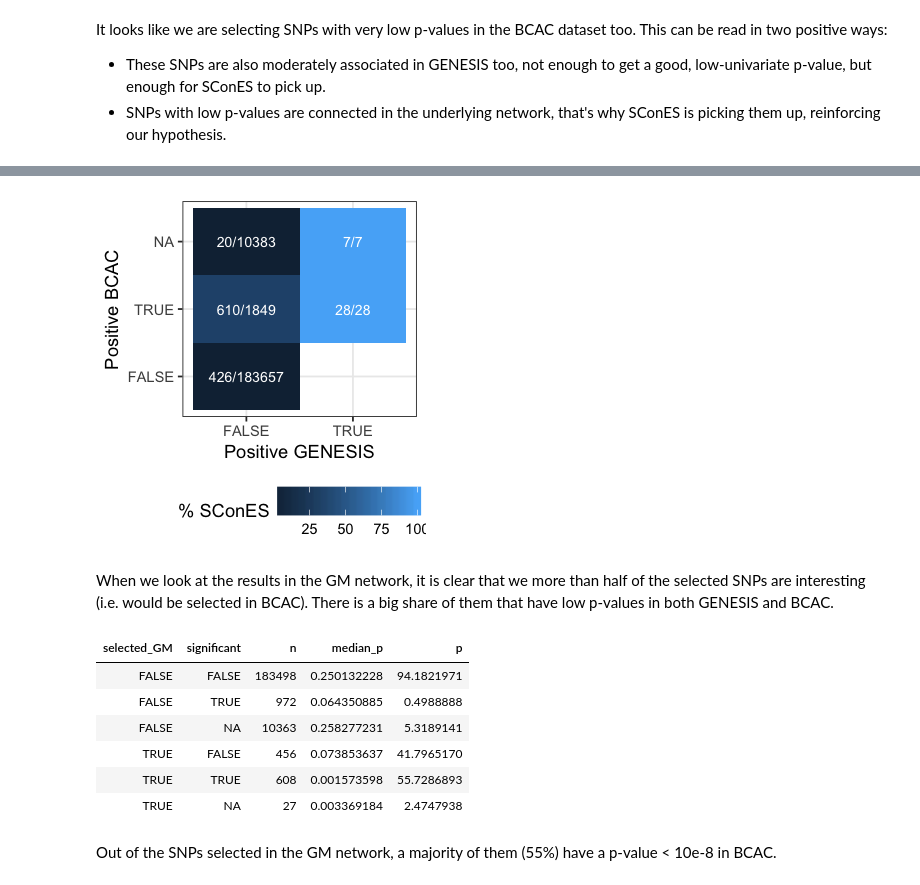
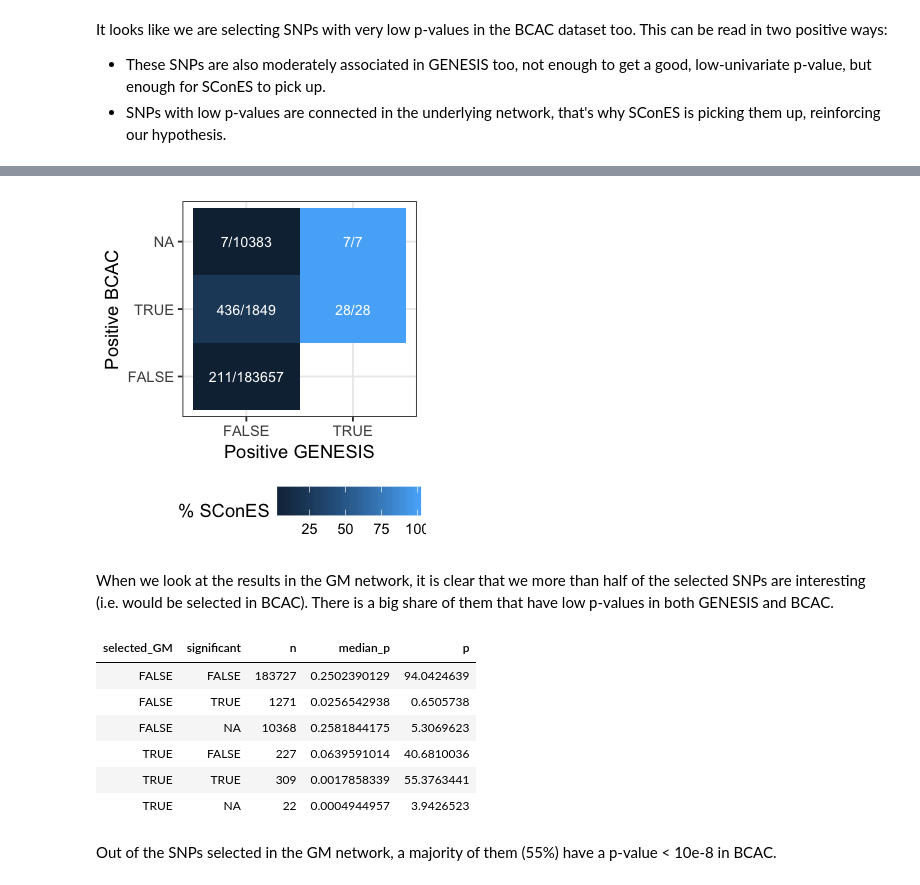
Before and after one commit to hclimente/genewa, a Jupyter notebook: results/genesis/bcac_comparison.ipynb, the cells around one changed output, grey strips where cells are left out. Cells and saved outputs as stored; diff of their text form; code cells hidden in the pictures.

```diff
--- a/results/genesis/bcac_comparison.ipynb
+++ b/results/genesis/bcac_comparison.ipynb
@@ -20,10 +20,10 @@ The following object is masked from ‘package:ggplot2’:
     ggsave
 # %%
 cols <- "ciiiccdli"
-gs <- read_tsv("cones.evo.chi2.consistency.additive.gs.tsv", col_types = cols)
-gm <- read_tsv("cones.evo.chi2.consistency.additive.gm.tsv", col_types = cols)
-gi <- read_tsv("cones.evo.chi2.consistency.additive.gi.tsv", col_types = cols)
-gi2 <- read_tsv("cones.evo.chi2.consistency.additive.gi2.8484771.tsv", col_types = cols)
+gs <- read_tsv("cones.evo.chi2.consistency.additive.gs.6082272.tsv", col_types = cols)
+gm <- read_tsv("cones.evo.chi2.consistency.additive.gm.6082272.tsv", col_types = cols)
+gi <- read_tsv("cones.evo.chi2.consistency.additive.gi.6082272.tsv", col_types = cols)
+gi2 <- read_tsv("cones.evo.chi2.consistency.additive.gi2.6082272.tsv", col_types = cols)
 
 C <- blur:::join_experiments(GI2 = gi2, GS = gs, GM = gm, GI = gi) %>%
     right_join(gi2, by = c("snp", "chr", "cm", "pos", "allele.1", "allele.2")) %>%
@@ -125,18 +125,18 @@ Warning message:
 # %%
 options(repr.plot.width = 2.75, repr.plot.height = 3)
 bcac %>%
-    mutate(selected = ifelse(is.na(selected_GM), FALSE, selected_GM)) %>%
+    mutate(selected = ifelse(is.na(selected_GS), FALSE, selected_GS)) %>%
     group_by(positive_bcac, positive_genesis) %>%
     summarize(label = paste(sum(selected), n(), sep = '/'),
               p = 100 * sum(selected)/n()) %>%
     ggplot(aes(positive_genesis, positive_bcac)) +
         geom_tile(aes(fill = p)) +
         geom_text(aes(label = label), size = 3, color = 'white') +
         labs(x = 'Positive GENESIS', y = 'Positive BCAC', fill = '% SConES') +
         theme_bw() +
         theme(legend.position = 'bottom')
 # %% [output]
-[figure, old version]
+[figure, new version]
 # %% [markdown]
 When we look at the results in the GM network, it is clear that we more than half of the selected SNPs are interesting (i.e. would be selected in BCAC). There is a big share of them that have low p-values in both GENESIS and BCAC.
 # %%
@@ -151,12 +151,12 @@ df %>%
     mutate(p = n/sum(n) * 100)
 # %% [output]
 | selected_GM | significant | n | median_p | p |
-| FALSE | FALSE | 183498 | 0.250132228 | 94.1821971 |
-| FALSE | TRUE | 972 | 0.064350885 | 0.4988888 |
-| FALSE | NA | 10363 | 0.258277231 | 5.3189141 |
-| TRUE | FALSE | 456 | 0.073853637 | 41.7965170 |
-| TRUE | TRUE | 608 | 0.001573598 | 55.7286893 |
-| TRUE | NA | 27 | 0.003369184 | 2.4747938 |
+| FALSE | FALSE | 183727 | 0.2502390129 | 94.0424639 |
+| FALSE | TRUE | 1271 | 0.0256542938 | 0.6505738 |
+| FALSE | NA | 10368 | 0.2581844175 | 5.3069623 |
+| TRUE | FALSE | 227 | 0.0639591014 | 40.6810036 |
+| TRUE | TRUE | 309 | 0.0017858339 | 55.3763441 |
+| TRUE | NA | 22 | 0.0004944957 | 3.9426523 |
 # %% [markdown]
 Out of the SNPs selected in the GM network, a majority of them (55%) have a p-value < 10e-8 in BCAC.
 # %%
```
Also changed, not shown: parts of 6 cells of this notebook, 1 other file.
